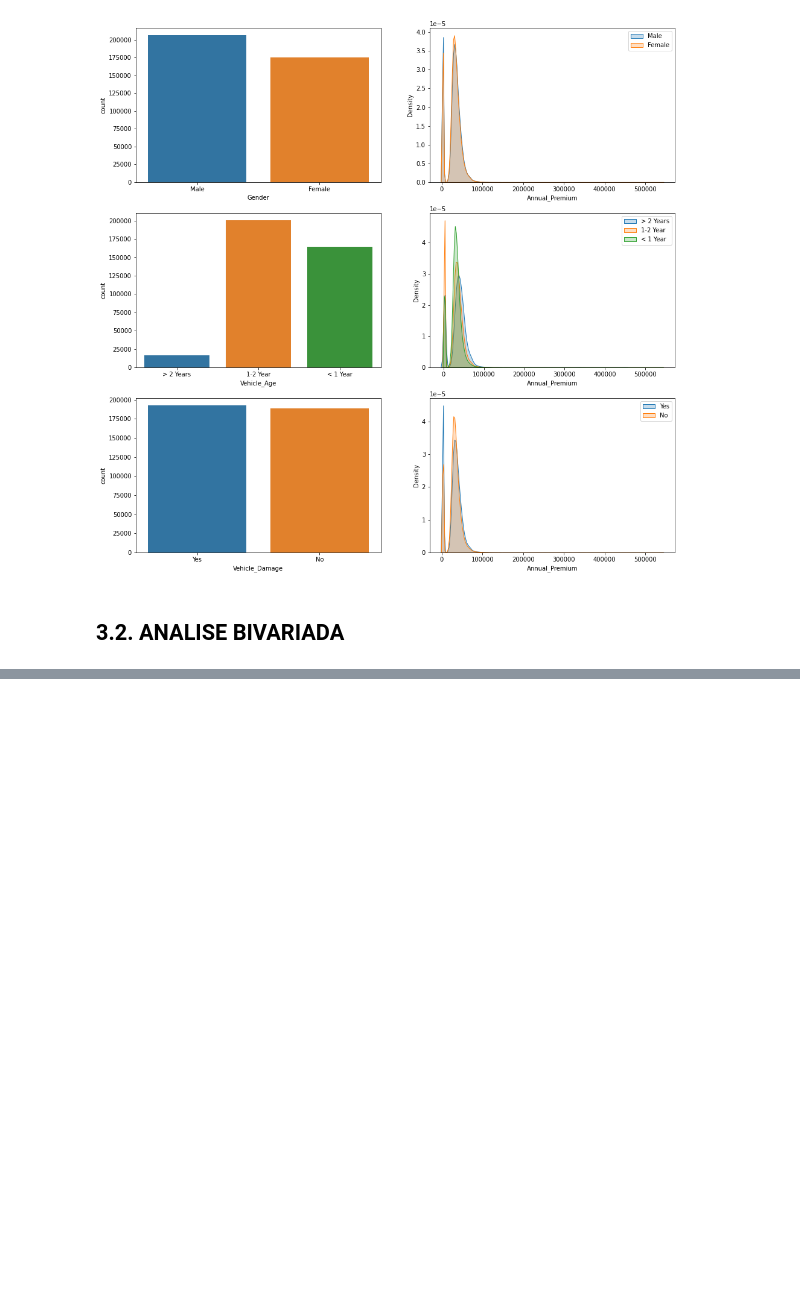
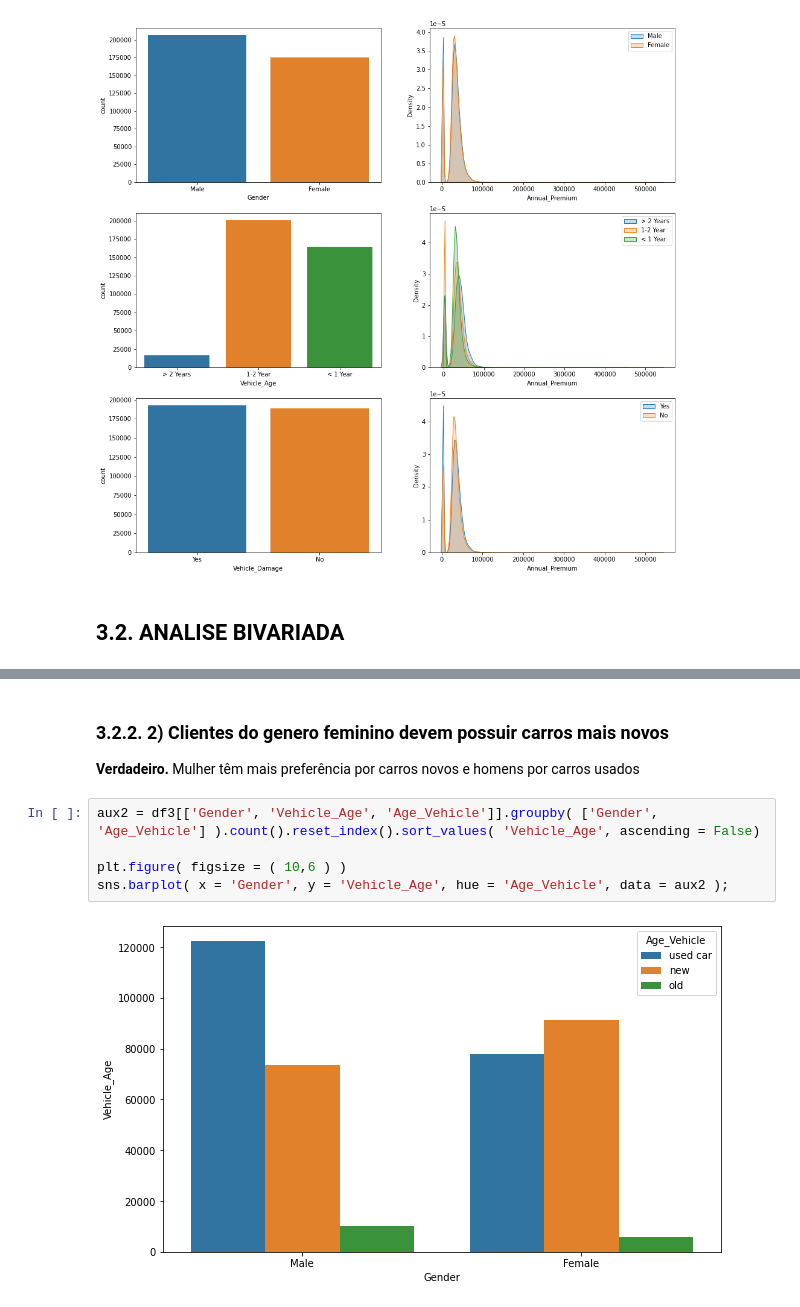
Before and after one commit to cristiandaco/health_insurance_cross_sell, a Jupyter notebook: 03_analise_exploratoria.ipynb, the cells around one changed output, grey strips where cells are left out. Cells and saved outputs as stored; diff of their text form; blank space fills up the shorter version.

```diff
--- a/03_analise_exploratoria.ipynb
+++ b/03_analise_exploratoria.ipynb
@@ -189,0 +212,10 @@ plt.legend( labels = ['Yes', 'No'] );
+# %% [markdown]
+### 3.2.2. 2) Clientes do genero feminino devem possuir carros mais novos
+**Verdadeiro.** Mulher têm mais preferência por carros novos e homens por carros usados
+# %%
+aux2 = df3[['Gender', 'Vehicle_Age', 'Age_Vehicle']].groupby( ['Gender', 'Age_Vehicle'] ).count().reset_index().sort_values( 'Vehicle_Age', ascending = False)
+
+plt.figure( figsize = ( 10,6 ) )
+sns.barplot( x = 'Gender', y = 'Vehicle_Age', hue = 'Age_Vehicle', data = aux2 );
+# %% [output]
+[figure, added]
```
Also changed, not shown: parts of 9 cells of this notebook.
